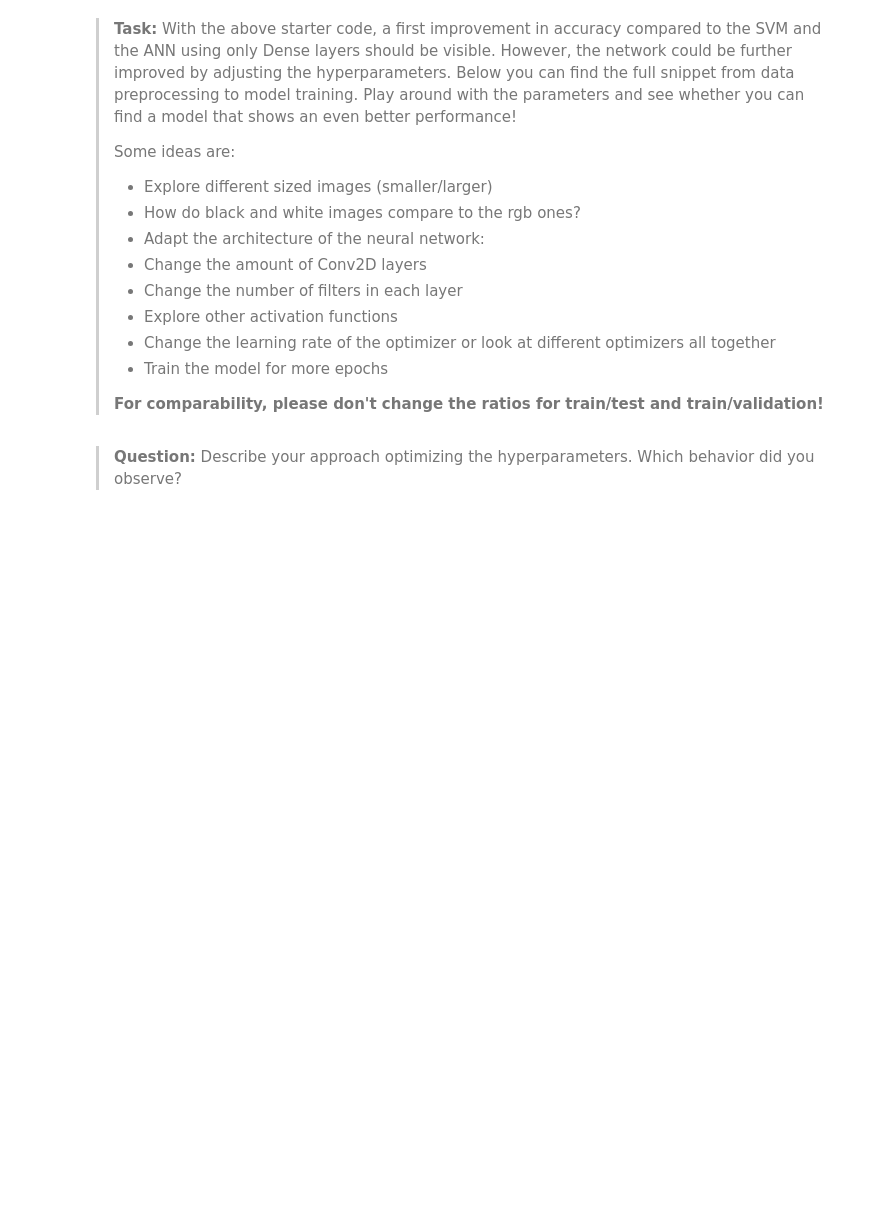
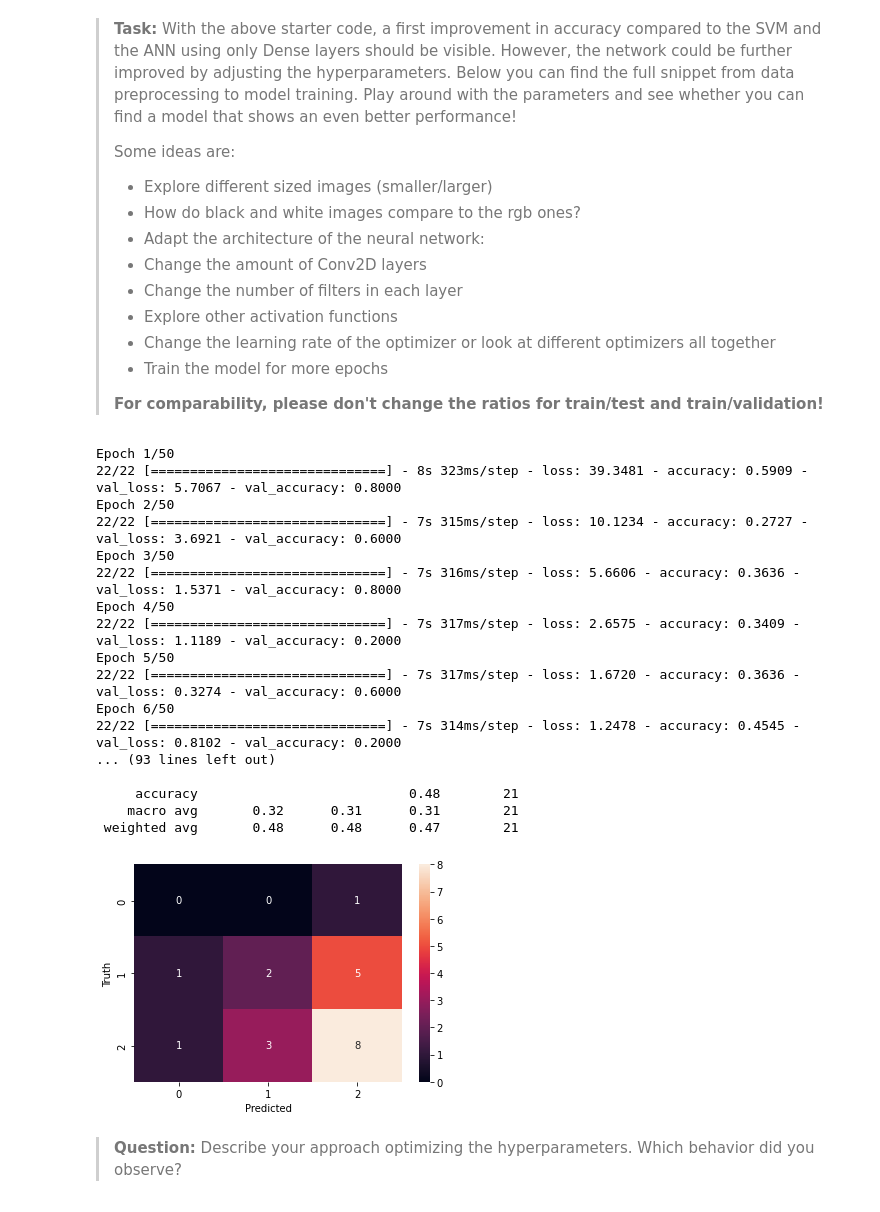
Before and after one commit to Vipinkthomas/Machin-Leaning-Resources, a Jupyter notebook: Workspace.ipynb, the cells around one changed output. Cells and saved outputs as stored; diff of their text form; code cells hidden in the pictures; blank space fills up the shorter version.

```diff
--- a/Workspace.ipynb
+++ b/Workspace.ipynb
@@ -393,4 +411,4 @@ model.compile(loss = 'categorical_crossentropy', optimizer = 'Adam', metrics = [
 # %% [markdown]
 Now, the model can be trained using the datasets defined before.
 # %%
-model.fit(X_train, y_train, epochs = 20, batch_size = 8, validation_split=0.2, verbose = 1)
+model.fit(X_train, y_train, epochs = 50, batch_size = 8, validation_split=0.2, verbose = 1)
@@ -441,9 +492,11 @@ print("Shape label vector:", labels.shape)
 #######################################
 
 def split_data(features, labels):
-    return train_test_split("""Your code goes here""")
+    return train_test_split(features,labels,test_size=0.3,random_state=42)
 
 def encode_data(y_train, y_test):
+    y_train=enc.fit_transform(y_train.reshape(-1,1))
+    y_test=enc.transform(y_test.reshape(-1,1))
     """Your code goes here"""
     return y_train, y_test
 
@@ -453,6 +506,6 @@ def encode_data(y_train, y_test):
 ################
 
 X_train, X_test, y_train, y_test = split_data(features, labels)
-y_train, y_test = encode_labels(y_train, y_test)
+y_train, y_test = encode_data(y_train, y_test)
 print("Label of first sample after OneHot encoding:", y_train[0])
 quality_gate_141(y_train, y_test)
@@ -513,34 +617,53 @@ np.random.seed(28)
 # ! Don't change training/test/validation ratios ! #
 ####################################################
 
 # Data preprocessing
 features, labels = load_features_labels("./data/top", size=(512,512), color=True, flatten=False, identifiers=['MC', 'MS', 'C'])
 features = np.array(features) # Datatype conversion of feature vector from list to array
 labels = np.array(labels) # Datatype conversion of label vector from list to array
 X_train, X_test, y_train, y_test = split_data(features, labels) # Split features and labels into training and testing datasets
-y_train, y_test = encode_labels(y_train, y_test) # Encode labels
+y_train, y_test = encode_data(y_train, y_test) # Encode labels
 
 # Model definition
 model = Sequential()
 model.add(Conv2D(4, 5,  input_shape = X_train[0].shape, activation = 'relu', padding="same"))
 model.add(MaxPooling2D())
 model.add(Conv2D(8, 3, activation = 'relu', padding="same"))
 model.add(MaxPooling2D())
 model.add(Conv2D(8, 3, activation = 'relu', padding="same"))
 model.add(GlobalMaxPooling2D())
 model.add(Dense(8, activation = 'relu'))
 model.add(Dense(y_train[0].shape[0], activation = 'softmax'))
 
 # Model compilation
 optimizer=Adam(learning_rate=0.0005)
 model.compile(loss = 'categorical_crossentropy', optimizer = optimizer, metrics = ['accuracy'])
 
 # Model training
 model.fit(np.array(X_train), np.array(y_train), epochs = 50, batch_size = 2, validation_split=0.1,
           verbose = 1, sample_weight=compute_sample_weight('balanced', y_train))
 
 # Model evaluation
 evaluate_model(X_test, y_test, model)
+# %% [output]
+Epoch 1/50
+22/22 [==============================] - 8s 323ms/step - loss: 39.3481 - accuracy: 0.5909 - val_loss: 5.7067 - val_accuracy: 0.8000
+Epoch 2/50
+22/22 [==============================] - 7s 315ms/step - loss: 10.1234 - accuracy: 0.2727 - val_loss: 3.6921 - val_accuracy: 0.6000
+Epoch 3/50
+22/22 [==============================] - 7s 316ms/step - loss: 5.6606 - accuracy: 0.3636 - val_loss: 1.5371 - val_accuracy: 0.8000
+Epoch 4/50
+22/22 [==============================] - 7s 317ms/step - loss: 2.6575 - accuracy: 0.3409 - val_loss: 1.1189 - val_accuracy: 0.2000
+Epoch 5/50
+22/22 [==============================] - 7s 317ms/step - loss: 1.6720 - accuracy: 0.3636 - val_loss: 0.3274 - val_accuracy: 0.6000
+Epoch 6/50
+22/22 [==============================] - 7s 314ms/step - loss: 1.2478 - accuracy: 0.4545 - val_loss: 0.8102 - val_accuracy: 0.2000
+... (93 lines left out)
+
+     accuracy                           0.48        21
+    macro avg       0.32      0.31      0.31        21
+ weighted avg       0.48      0.48      0.47        21
+[figure, added]
 # %% [markdown]
 >**Question:** Describe your approach optimizing the hyperparameters. Which behavior did you observe?
 # %% [markdown]
```
Also changed, not shown: parts of 12 cells of this notebook.
